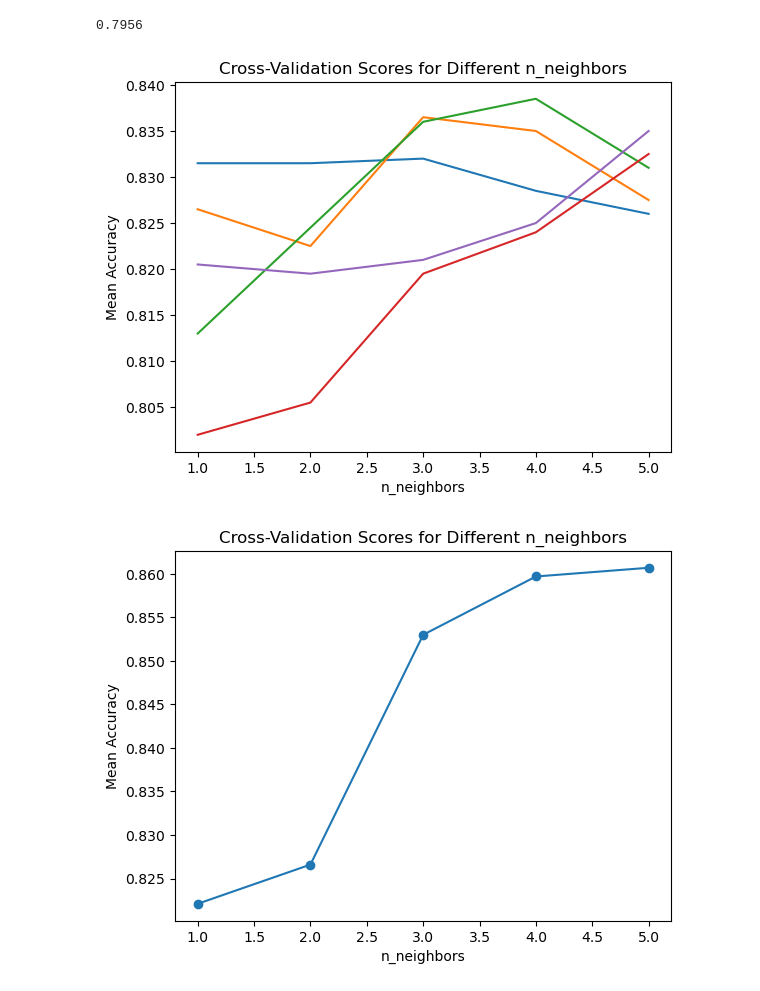
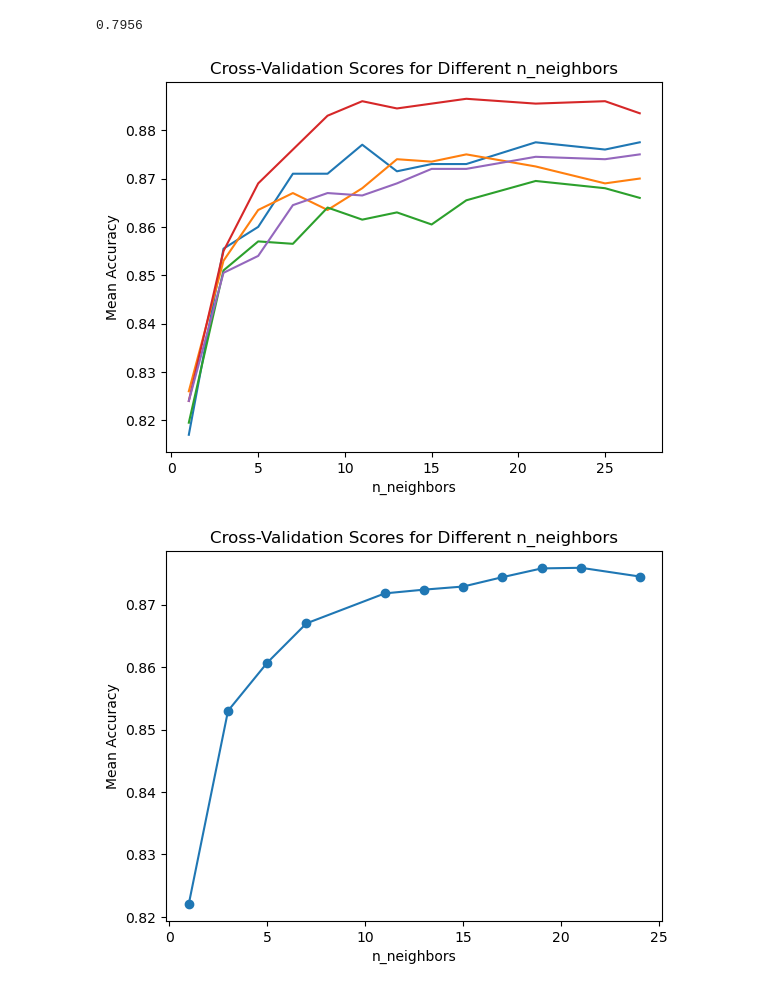
Before and after one commit to julielhagen/Clothing_classification-, a Jupyter notebook: Knn.ipynb, the cells around one changed output. Drawn from its saved outputs; the diff is of its cells as text; code cells hidden in the pictures.

Commit message:
immunity graphs update

```diff
--- a/Knn.ipynb
+++ b/Knn.ipynb
@@ -87,38 +117,40 @@ KNN_accuracy(lda_transformed_X_train,y_train,lda_X_test,y_test )
 # %% [output]
 0.7956
 # %%
-def cross_val(X,y,n,cv):
+def cross_val_regular(X,y,n,cv):
     neigh = KNeighborsClassifier(n_neighbors=n)
     neigh.fit(X, y)
     scores = cross_val_score(neigh, X, y, cv=cv)
     return scores
 # %%
-n_values = [1, 2, 3,4, 5]
+n_values = [1, 3,5,7,9,11,13,15,17,21,25,27]
 cv=5
 def cross_val_plot(X_train,y_train,n,cv):
     all_scores = []
     for n in n_values:
-        scores = cross_val(X_train, y_train, n, cv)
+        scores = cross_val_regular(X_train, y_train, n, cv)
         all_scores.append(scores)
         # Plotting
     plt.plot(n_values, all_scores, marker='none')
     plt.title('Cross-Validation Scores for Different n_neighbors')
     plt.xlabel('n_neighbors')
     plt.ylabel('Mean Accuracy')
     plt.show()
 
 
-cross_val_plot(X_train,y_train, n_values, cv)
+#cross_val_plot(X_train,y_train, n_values, cv)
+cross_val_plot(lda_transformed_X_train,y_train,n_values,cv)
 # %% [output]
-[figure, old version]
+[figure, new version]
 # %%
-def cross_val(X_train, y_train, n, cv):
+n_values=[1,3,5,7,11,13,15,17,19,21,23]
+def cross_val_mean(X_train, y_train, n, cv):
     classifier = KNeighborsClassifier(n_neighbors=n)
     scores = cross_val_score(classifier, X_train, y_train, cv=cv)
     return np.mean(scores)  # Return the mean score
 
 def cross_val_plot(X_train, y_train, n_values, cv):
-    all_scores = [cross_val(X_train, y_train, n, cv) for n in n_values]
+    all_scores = [cross_val_mean(X_train, y_train, n, cv) for n in n_values]
 
     # Plotting
     plt.plot(n_values, all_scores, marker='o')
@@ -127,10 +159,9 @@ def cross_val_plot(X_train, y_train, n_values, cv):
     plt.ylabel('Mean Accuracy')
     plt.show()
 
-# Assuming X_train and y_train are your feature matrix and target vector
-# Also, assuming n_values is a list of hyperparameter values to be tested
+
 #cross_val_plot(X_train, y_train, n_values, cv=5)
 cross_val_plot(lda_transformed_X_train,y_train,n_values,cv)
 # %% [output]
-[figure, old version]
+[figure, new version]
 # %%
```
Also changed, not shown: parts of 10 cells of this notebook, 2 other files.
